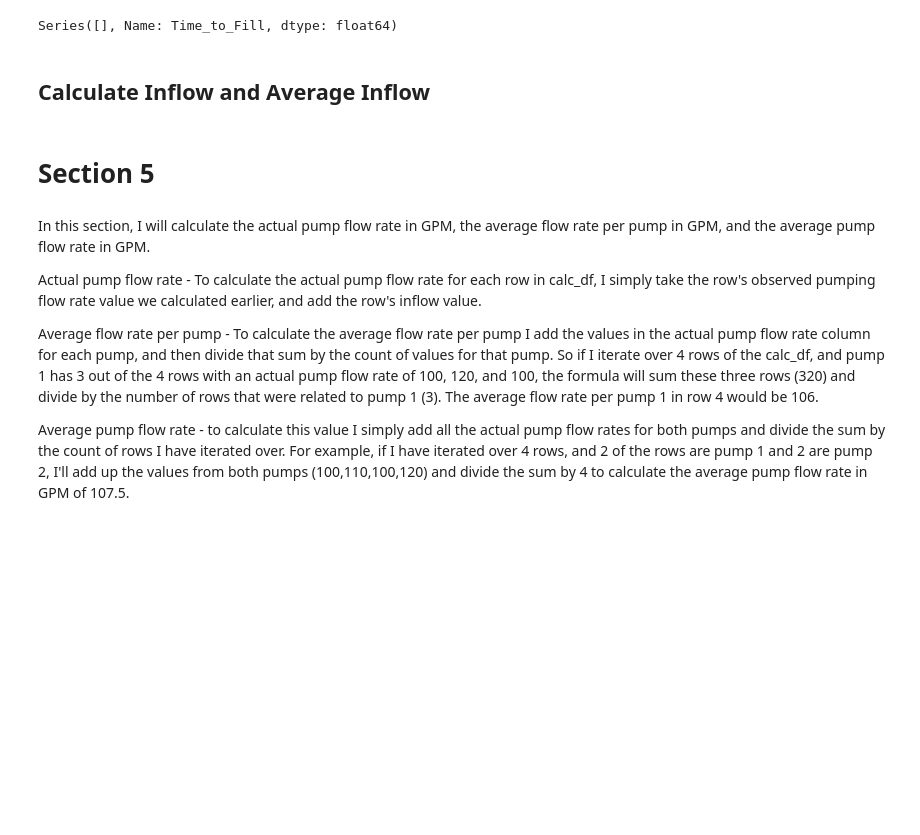
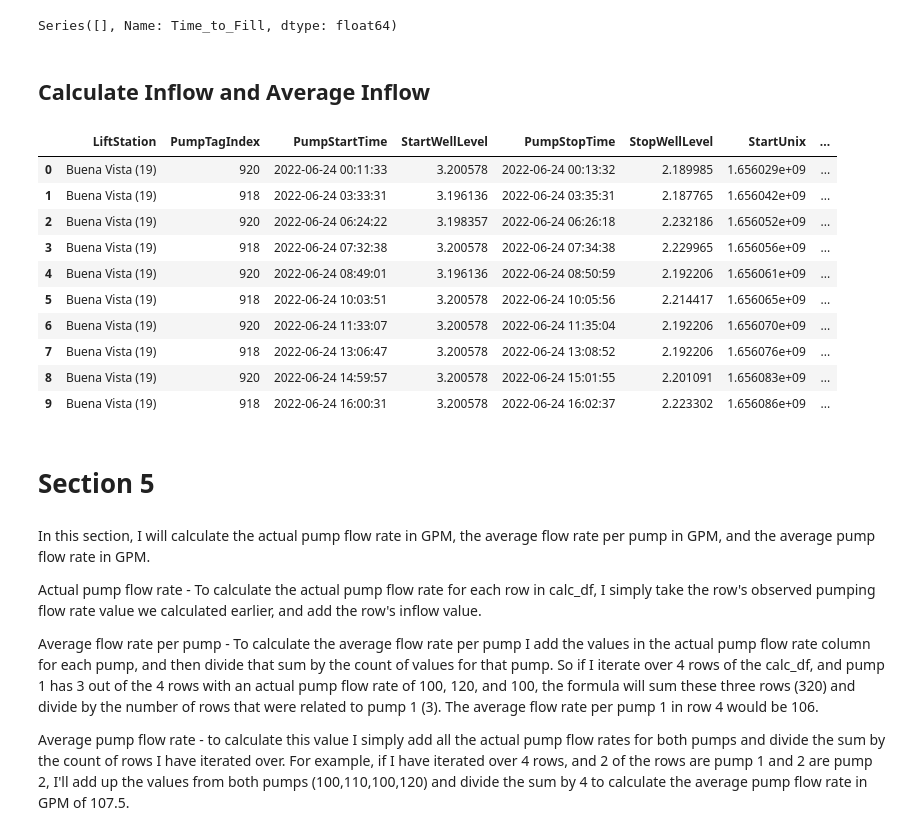
Before and after one commit to Oren-Fanok/Capstone, a Jupyter notebook: Flow Rate Calculation Model (All Lift Stations).ipynb, the cells around one changed output. Cells and saved outputs as stored; diff of their text form; code cells hidden in the pictures; blank space fills up the shorter version.

Commit message:
All Lift Station Model
All Lift Station Model

```diff
--- a/Flow Rate Calculation Model (All Lift Stations).ipynb
+++ b/Flow Rate Calculation Model (All Lift Stations).ipynb
@@ -304,32 +306,23 @@ calc_df['Time_to_Fill'] = float()
 # Sort the dataframe by LiftStation and PumpStartTime
 calc_df = calc_df.sort_values(by=['LiftStation', 'PumpStartTime'])
 calc_df = calc_df.reset_index(drop=True)
-# %%
-start_list = []
-stop_list = []
-lift_station = []
-index = 0
-
-for index, row in calc_df.iterrows():
-    if len(stop_list) == 0:
-        stop_list.append(row['StopUnix'])
-        lift_station.append(row['LiftStation'])
-        index += 1
-
-    if len(stop_list) == 1 and lift_station[-1] == row['LiftStation']:
-        start_list.append(row['StartUnix'])
-        result = (start_list[0] - stop_list[0]) * 60
-        calc_df.at[index, 'Time_to_Fill'] = result
-        del stop_list[0]
-        del start_list[0]
-        stop_list.append(row['StopUnix'])
-        index += 1
-
-    else:
-        del stop_list[0]
-        stop_list.append(row['StopUnix'])
-        lift_station.append(row['LiftStation'])
-        index += 1
+# %%
+index = 0
+
+for index, row in calc_df.iterrows():
+    if index == 0:
+        calc_df.at[index, 'Time_to_Fill'] = 0
+        index += 1
+
+    if row['LiftStation'] == calc_df.iloc[index-1]['LiftStation']:
+        time_dif = (row['PumpStartTime'] - calc_df.iloc[index-1]['PumpStopTime'])
+        calc_df.at[index, 'Time_to_Fill'] = time_dif
+        index += 1
+
+    if row['LiftStation'] != calc_df.iloc[index-1]['LiftStation']:
+        result = 0
+        calc_df.at[index, 'Time_to_Fill'] = result
+        index += 1
 # %%
 for index, row in calc_df.iterrows():
     if row['Time_to_Fill'] < 0:
@@ -368,7 +361,19 @@ for index, row in calc_df.iterrows():
     count_dict[tag] += 1
     calc_df.at[index, 'Avg_Inflow'] = sum_dict[tag] / count_dict[tag]
 # %%
-#calc_df.head(10)
+calc_df.head(10)
+# %% [output]
+|  | LiftStation | PumpTagIndex | PumpStartTime | StartWellLevel | PumpStopTime | StopWellLevel | StartUnix | ... |
+| 0 | Buena Vista (19) | 920 | 2022-06-24 00:11:33 | 3.200578 | 2022-06-24 00:13:32 | 2.189985 | 1.656029e+09 | ... |
+| 1 | Buena Vista (19) | 918 | 2022-06-24 03:33:31 | 3.196136 | 2022-06-24 03:35:31 | 2.187765 | 1.656042e+09 | ... |
+| 2 | Buena Vista (19) | 920 | 2022-06-24 06:24:22 | 3.198357 | 2022-06-24 06:26:18 | 2.232186 | 1.656052e+09 | ... |
+| 3 | Buena Vista (19) | 918 | 2022-06-24 07:32:38 | 3.200578 | 2022-06-24 07:34:38 | 2.229965 | 1.656056e+09 | ... |
+| 4 | Buena Vista (19) | 920 | 2022-06-24 08:49:01 | 3.196136 | 2022-06-24 08:50:59 | 2.192206 | 1.656061e+09 | ... |
+| 5 | Buena Vista (19) | 918 | 2022-06-24 10:03:51 | 3.200578 | 2022-06-24 10:05:56 | 2.214417 | 1.656065e+09 | ... |
+| 6 | Buena Vista (19) | 920 | 2022-06-24 11:33:07 | 3.200578 | 2022-06-24 11:35:04 | 2.192206 | 1.656070e+09 | ... |
+| 7 | Buena Vista (19) | 918 | 2022-06-24 13:06:47 | 3.200578 | 2022-06-24 13:08:52 | 2.192206 | 1.656076e+09 | ... |
+| 8 | Buena Vista (19) | 920 | 2022-06-24 14:59:57 | 3.200578 | 2022-06-24 15:01:55 | 2.201091 | 1.656083e+09 | ... |
+| 9 | Buena Vista (19) | 918 | 2022-06-24 16:00:31 | 3.200578 | 2022-06-24 16:02:37 | 2.223302 | 1.656086e+09 | ... |
 # %% [markdown]
 # Section 5
 # %% [markdown]
```
Also changed, not shown: parts of 9 cells of this notebook.
